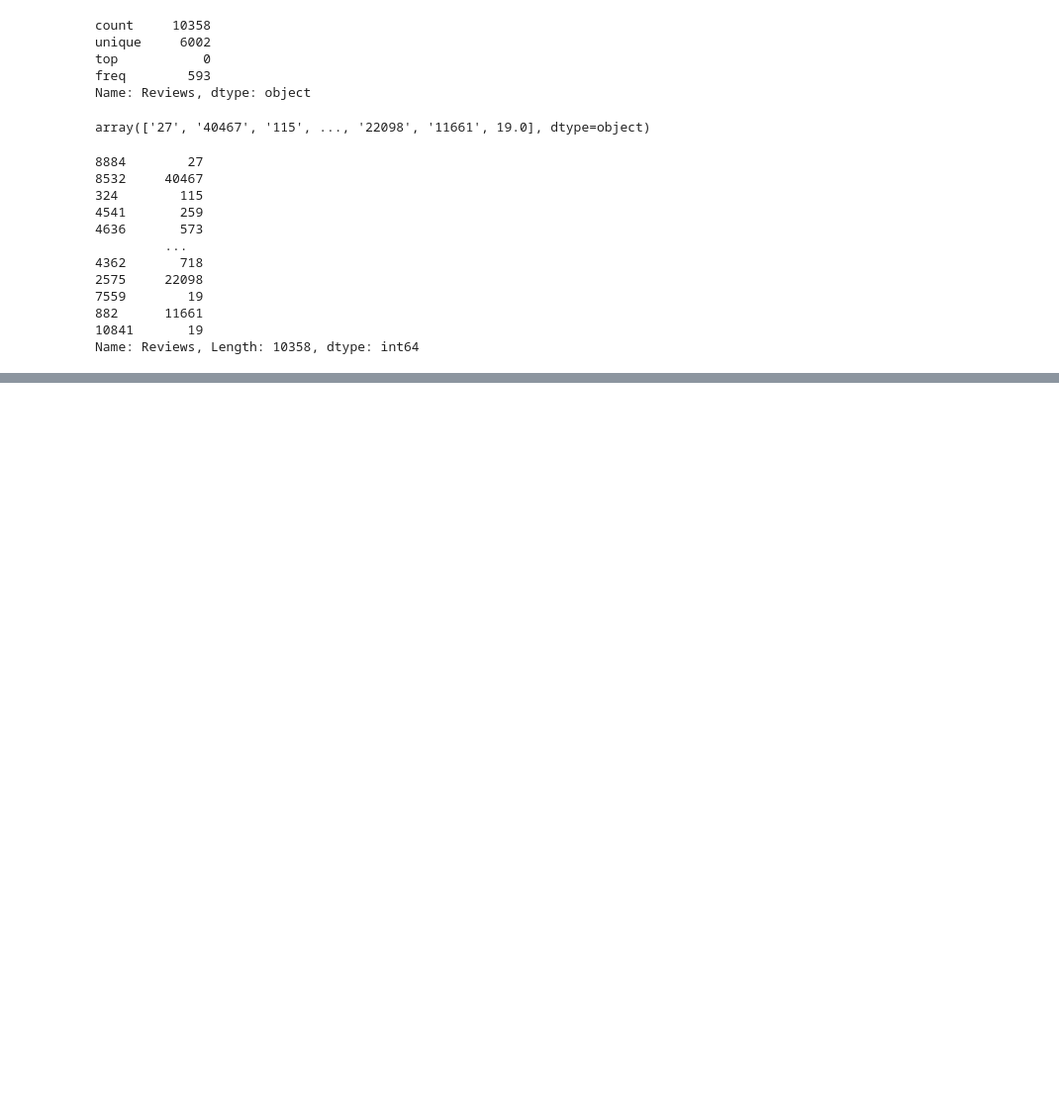
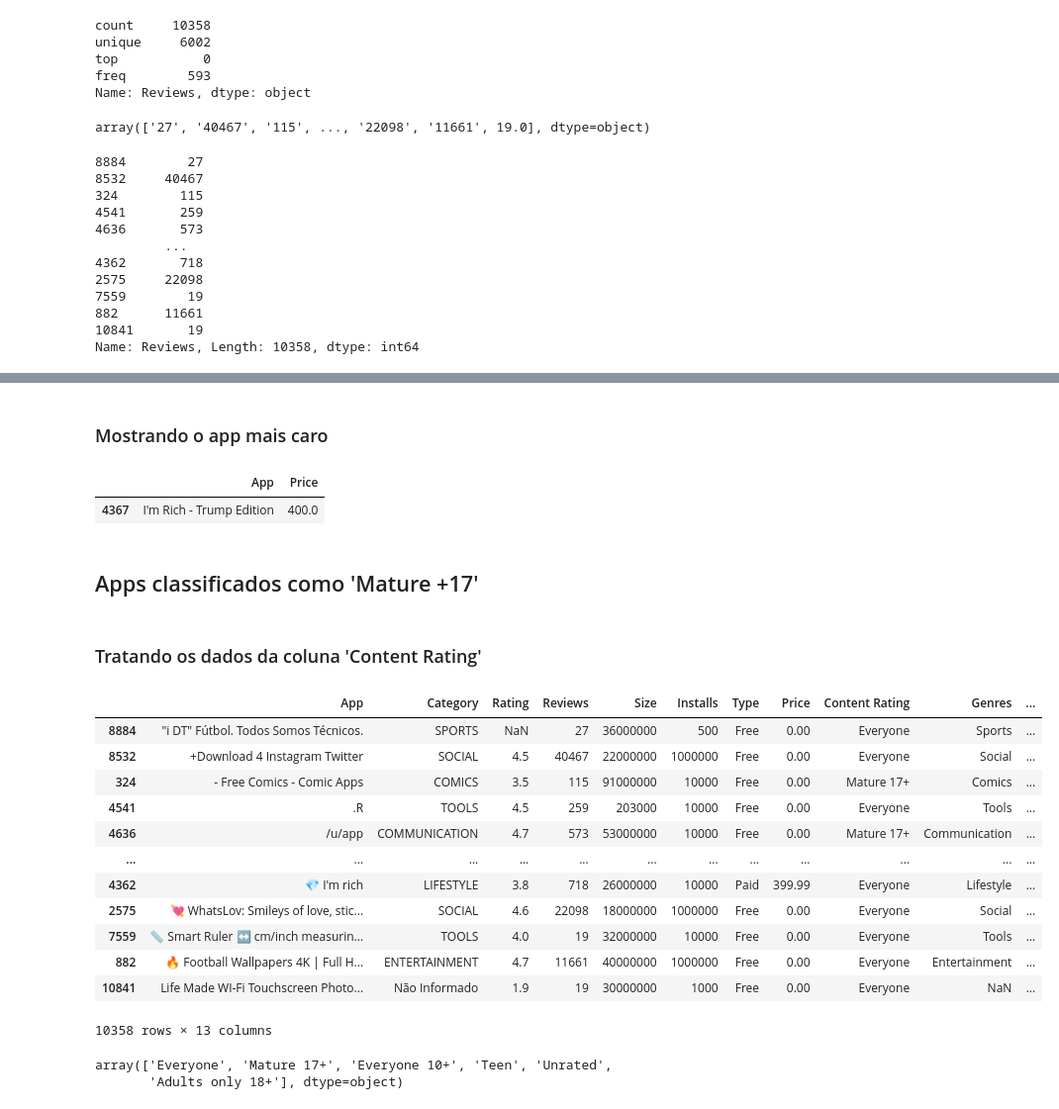
Before and after one commit to sarahkolesnikova/compassacademy, a Jupyter notebook: Sprint-3/Desafio/desafio_sprint-3.ipynb, the cells around one changed output, grey strips where cells are left out. Shown: that part at 99% size. Saved outputs shown, nothing was run; the diff lists cells and outputs as text; code cells hidden in the pictures; blank space fills up the shorter version.

```diff
--- a/Sprint-3/Desafio/desafio_sprint-3.ipynb
+++ b/Sprint-3/Desafio/desafio_sprint-3.ipynb
@@ -338,0 +658,3 @@ Name: Reviews, Length: 10358, dtype: int64
+# %%
+loja_google['Price Novo'] = loja_google['Price Novo'].str.replace('$', '')
+loja_google['Price Novo'] # Remove o $ da coluna Price Novo
@@ -338,0 +674,3 @@ Name: Reviews, Length: 10358, dtype: int64
+# %%
+loja_google['Price Novo'] = loja_google['Price Novo'].astype(float)
+loja_google['Price Novo'] # Transforma a coluna Price Novo em float
@@ -338,0 +690,3 @@ Name: Reviews, Length: 10358, dtype: int64
+# %%
+loja_google['Price'] = loja_google['Price Novo']
+loja_google['Price'] # Substitui a coluna Price pela coluna Price Novo
@@ -338,0 +706,2 @@ Name: Reviews, Length: 10358, dtype: int64
+# %%
+loja_google = loja_google.drop(columns=['Price Novo']) # Remove a coluna Price Novo do dataset
@@ -338,0 +725,34 @@ Name: Reviews, Length: 10358, dtype: int64
+# %% [markdown]
+### Mostrando o app mais caro
+# %%
+caro = loja_google_price["Price"].max()
+condicao = loja_google_price["Price"] == caro
+loja_google_price[condicao][["App", "Price"]] # Mostra o app mais caro e o preço
+# %% [output]
+|  | App | Price |
+| 4367 | I'm Rich - Trump Edition | 400.0 |
+# %% [markdown]
+## Apps classificados como 'Mature +17'
+# %% [markdown]
+### Tratando os dados da coluna 'Content Rating'
+# %%
+loja_google
+# %% [output]
+|  | App | Category | Rating | Reviews | Size | Installs | Type | Price | Content Rating | Genres | ... |
+| 8884 | "i DT" Fútbol. Todos Somos Técnicos. | SPORTS | NaN | 27 | 36000000 | 500 | Free | 0.00 | Everyone | Sports | ... |
+| 8532 | +Download 4 Instagram Twitter | SOCIAL | 4.5 | 40467 | 22000000 | 1000000 | Free | 0.00 | Everyone | Social | ... |
+| 324 | - Free Comics - Comic Apps | COMICS | 3.5 | 115 | 91000000 | 10000 | Free | 0.00 | Mature 17+ | Comics | ... |
+| 4541 | .R | TOOLS | 4.5 | 259 | 203000 | 10000 | Free | 0.00 | Everyone | Tools | ... |
+| 4636 | /u/app | COMMUNICATION | 4.7 | 573 | 53000000 | 10000 | Free | 0.00 | Mature 17+ | Communication | ... |
+| ... | ... | ... | ... | ... | ... | ... | ... | ... | ... | ... | ... |
+| 4362 | 💎 I'm rich | LIFESTYLE | 3.8 | 718 | 26000000 | 10000 | Paid | 399.99 | Everyone | Lifestyle | ... |
+| 2575 | 💘 WhatsLov: Smileys of love, stic... | SOCIAL | 4.6 | 22098 | 18000000 | 1000000 | Free | 0.00 | Everyone | Social | ... |
+| 7559 | 📏 Smart Ruler ↔️ cm/inch measurin... | TOOLS | 4.0 | 19 | 32000000 | 10000 | Free | 0.00 | Everyone | Tools | ... |
+| 882 | 🔥 Football Wallpapers 4K | Full H... | ENTERTAINMENT | 4.7 | 11661 | 40000000 | 1000000 | Free | 0.00 | Everyone | Entertainment | ... |
+| 10841 | Life Made WI-Fi Touchscreen Photo... | Não Informado | 1.9 | 19 | 30000000 | 1000 | Free | 0.00 | Everyone | NaN | ... |
+10358 rows × 13 columns
+# %%
+loja_google['Content Rating'].unique() # Mostra os valores únicos da coluna Content Rating
+# %% [output]
+array(['Everyone', 'Mature 17+', 'Everyone 10+', 'Teen', 'Unrated',
+       'Adults only 18+'], dtype=object)
```
Also changed, not shown: parts of 61 cells of this notebook.
